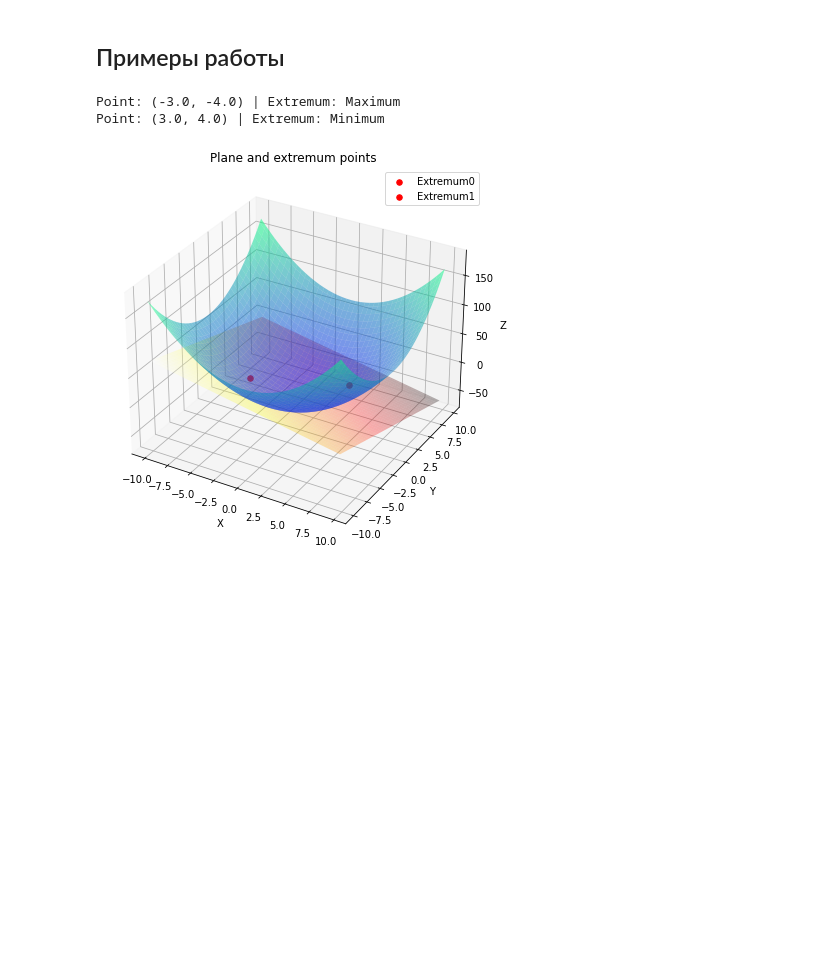
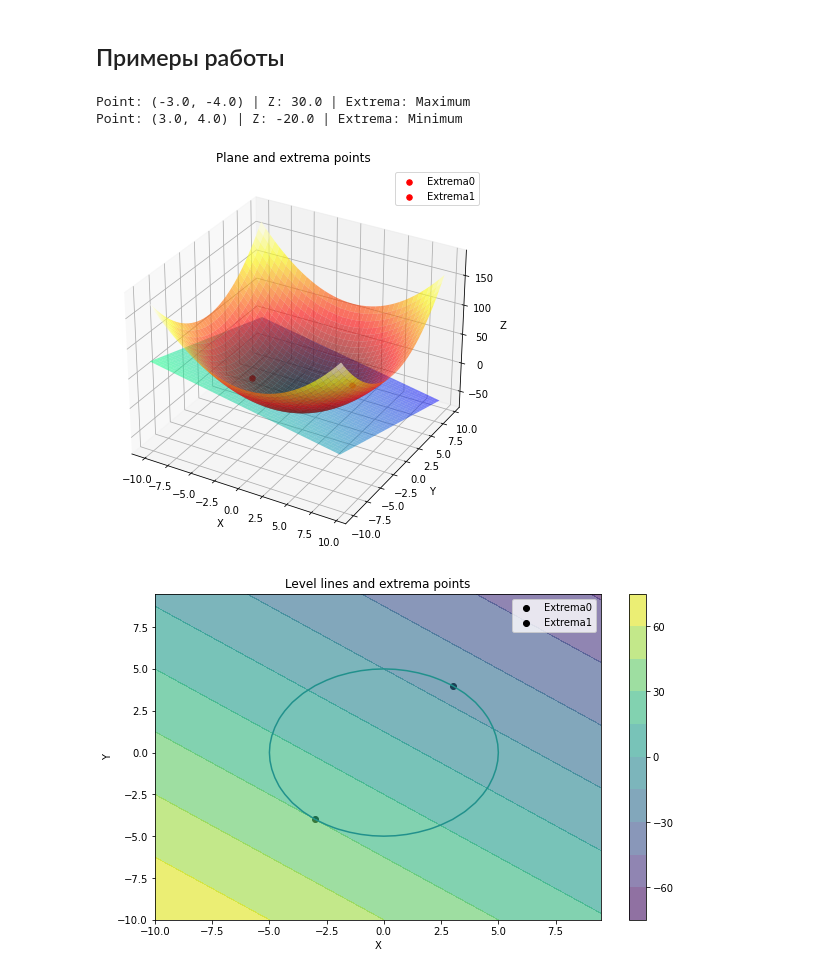
Before and after one commit to M1croZavr/ML_opt, a Jupyter notebook: twovarextremas/User interface notebook.ipynb, the cells around one changed output. Drawn from its saved outputs; the diff is of its cells as text; code cells hidden in the pictures; blank space fills up the shorter version.

```diff
--- a/twovarextremas/User interface notebook.ipynb
+++ b/twovarextremas/User interface notebook.ipynb
@@ -55,9 +61,10 @@ Point: (0.7071067811865476, -0.3535533905932738) | Extremum: Minimum
 # %% [markdown]
 ## Примеры работы
 # %%
-find_extrema.find_lagrange_2var(['x', 'y'], '5 - 3x -4y', 'x**2 + y**2 - 25', plot=True)
+find_extrema.find_lagrange_2var(['x', 'y'], '5 - 3x -4y', 'x**2 + y**2 - 25', plot=True, plot_ll=True)
 # %% [output]
-Point: (-3.0, -4.0) | Extremum: Maximum
-Point: (3.0, 4.0) | Extremum: Minimum
+Point: (-3.0, -4.0) | Z: 30.0 | Extrema: Maximum
+Point: (3.0, 4.0) | Z: -20.0 | Extrema: Minimum
-[figure, old version]
+[figure, new version]
+[figure, added]
 # %%
```
Also changed, not shown: parts of 4 cells of this notebook, 2 other files.
